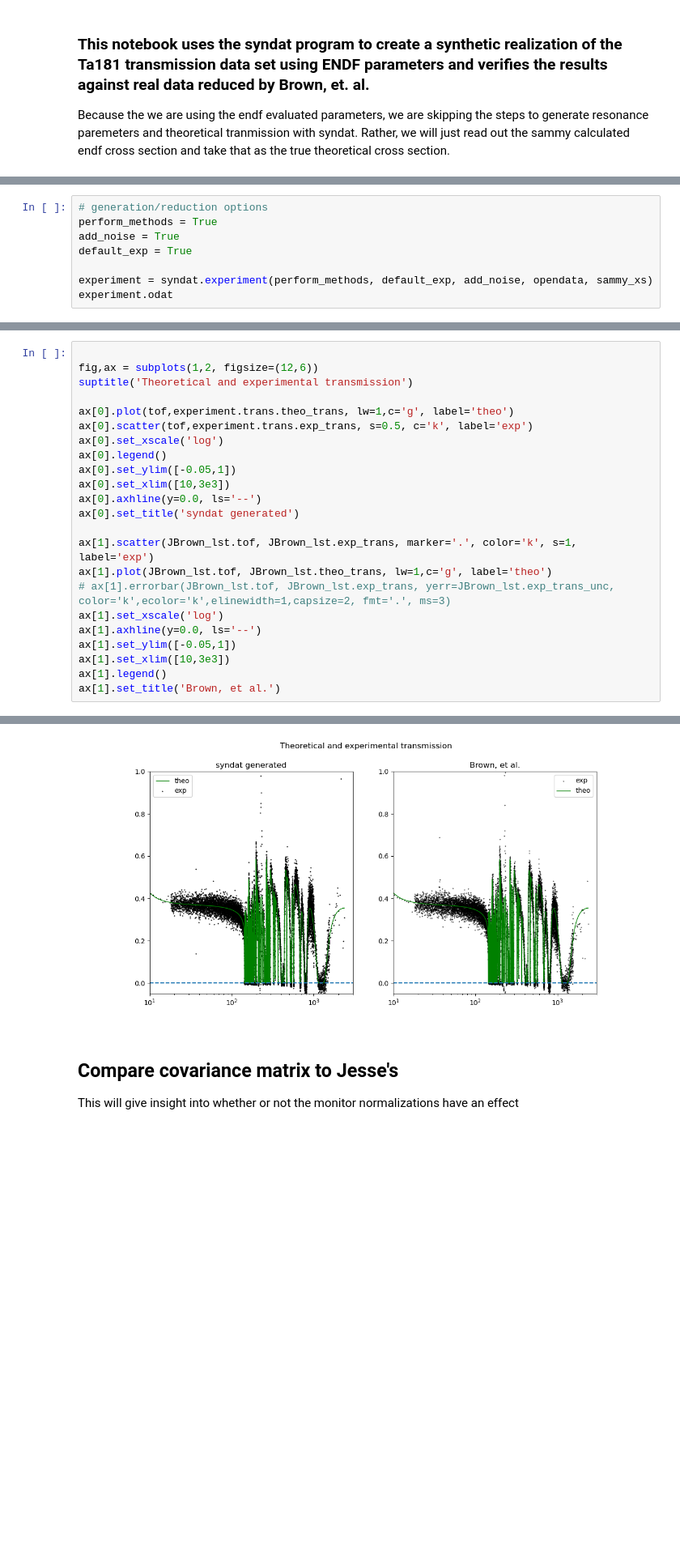
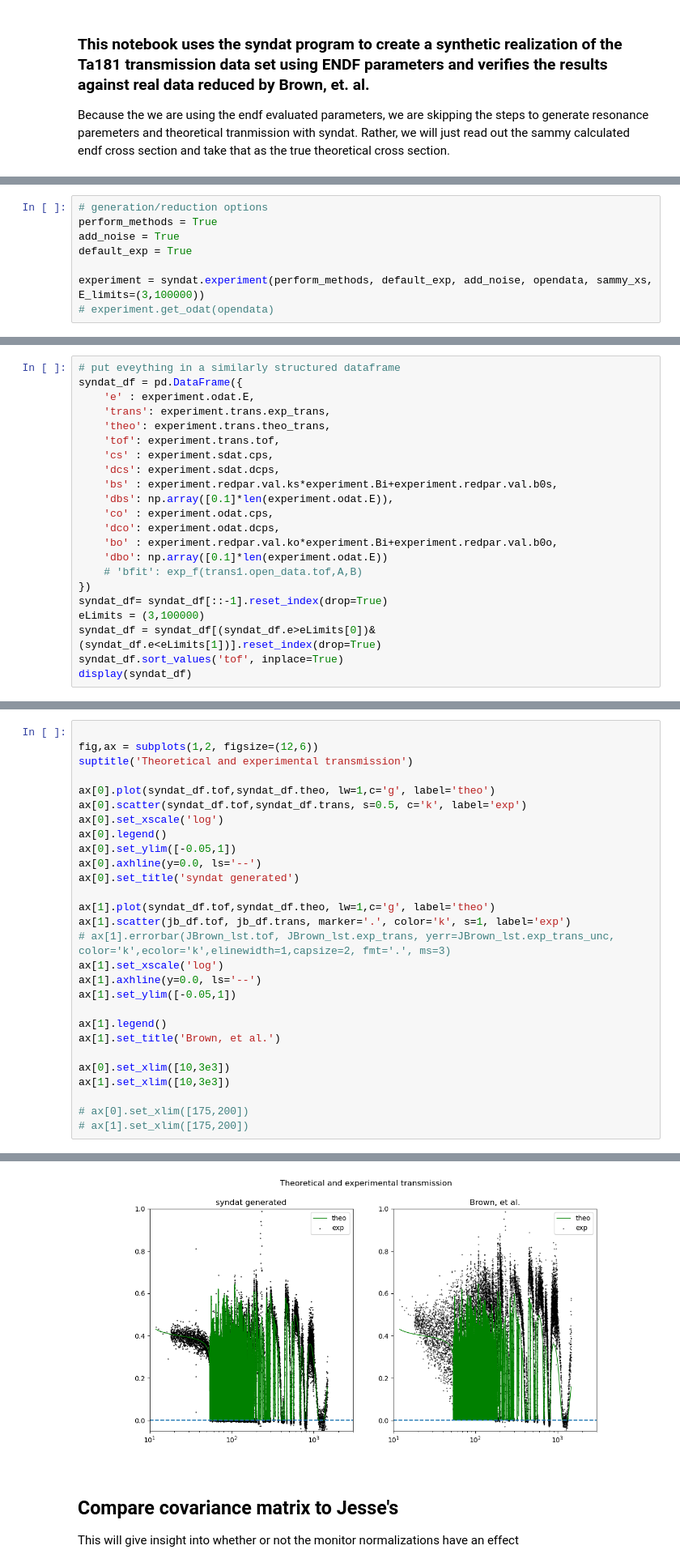
Before and after one commit to Naww137/Syndat, a Jupyter notebook: workspace/verify_against_JBrown.ipynb, the cells around one changed output, grey strips where cells are left out. Shown at 81% size. Saved outputs shown, nothing was run; the diff lists cells and outputs as text; blank space fills up the shorter version.

```diff
--- a/workspace/verify_against_JBrown.ipynb
+++ b/workspace/verify_against_JBrown.ipynb
@@ -23,6 +44,6 @@ perform_methods = True
 add_noise = True
 default_exp = True
 
-experiment = syndat.experiment(perform_methods, default_exp, add_noise, opendata, sammy_xs)
-experiment.odat
+experiment = syndat.experiment(perform_methods, default_exp, add_noise, opendata, sammy_xs, E_limits=(3,100000))
+# experiment.get_odat(opendata)
 # %% [output]
@@ -80,0 +68,22 @@ legend()
+# %%
+# put eveything in a similarly structured dataframe
+syndat_df = pd.DataFrame({
+    'e' : experiment.odat.E,
+    'trans': experiment.trans.exp_trans,
+    'theo': experiment.trans.theo_trans,
+    'tof': experiment.trans.tof,
+    'cs' : experiment.sdat.cps,
+    'dcs': experiment.sdat.dcps,
+    'bs' : experiment.redpar.val.ks*experiment.Bi+experiment.redpar.val.b0s,
+    'dbs': np.array([0.1]*len(experiment.odat.E)),
+    'co' : experiment.odat.cps,
+    'dco': experiment.odat.dcps,
+    'bo' : experiment.redpar.val.ko*experiment.Bi+experiment.redpar.val.b0o,
+    'dbo': np.array([0.1]*len(experiment.odat.E))
+    # 'bfit': exp_f(trans1.open_data.tof,A,B)
+})
+syndat_df= syndat_df[::-1].reset_index(drop=True)
+eLimits = (3,100000)
+syndat_df = syndat_df[(syndat_df.e>eLimits[0])&(syndat_df.e<eLimits[1])].reset_index(drop=True)
+syndat_df.sort_values('tof', inplace=True)
+display(syndat_df)
@@ -83,22 +131,27 @@ legend()
 fig,ax = subplots(1,2, figsize=(12,6))
 suptitle('Theoretical and experimental transmission')
 
-ax[0].plot(tof,experiment.trans.theo_trans, lw=1,c='g', label='theo')
-ax[0].scatter(tof,experiment.trans.exp_trans, s=0.5, c='k', label='exp')
+ax[0].plot(syndat_df.tof,syndat_df.theo, lw=1,c='g', label='theo')
+ax[0].scatter(syndat_df.tof,syndat_df.trans, s=0.5, c='k', label='exp')
 ax[0].set_xscale('log')
 ax[0].legend()
 ax[0].set_ylim([-0.05,1])
-ax[0].set_xlim([10,3e3])
 ax[0].axhline(y=0.0, ls='--')
 ax[0].set_title('syndat generated')
 
-ax[1].scatter(JBrown_lst.tof, JBrown_lst.exp_trans, marker='.', color='k', s=1, label='exp')
-ax[1].plot(JBrown_lst.tof, JBrown_lst.theo_trans, lw=1,c='g', label='theo')
+ax[1].plot(syndat_df.tof,syndat_df.theo, lw=1,c='g', label='theo')
+ax[1].scatter(jb_df.tof, jb_df.trans, marker='.', color='k', s=1, label='exp')
 # ax[1].errorbar(JBrown_lst.tof, JBrown_lst.exp_trans, yerr=JBrown_lst.exp_trans_unc, color='k',ecolor='k',elinewidth=1,capsize=2, fmt='.', ms=3)
 ax[1].set_xscale('log')
 ax[1].axhline(y=0.0, ls='--')
 ax[1].set_ylim([-0.05,1])
-ax[1].set_xlim([10,3e3])
+
 ax[1].legend()
 ax[1].set_title('Brown, et al.')
+
+ax[0].set_xlim([10,3e3])
+ax[1].set_xlim([10,3e3])
+
+# ax[0].set_xlim([175,200])
+# ax[1].set_xlim([175,200])
 # %% [output]
@@ -106,4 +159,4 @@ Text(0.5, 1.0, 'Brown, et al.')
-[figure, old version]
+[figure, new version]
 # %% [markdown]
 ## Compare covariance matrix to Jesse's
 
```
Also changed, not shown: parts of 17 cells of this notebook, 25 other files.
